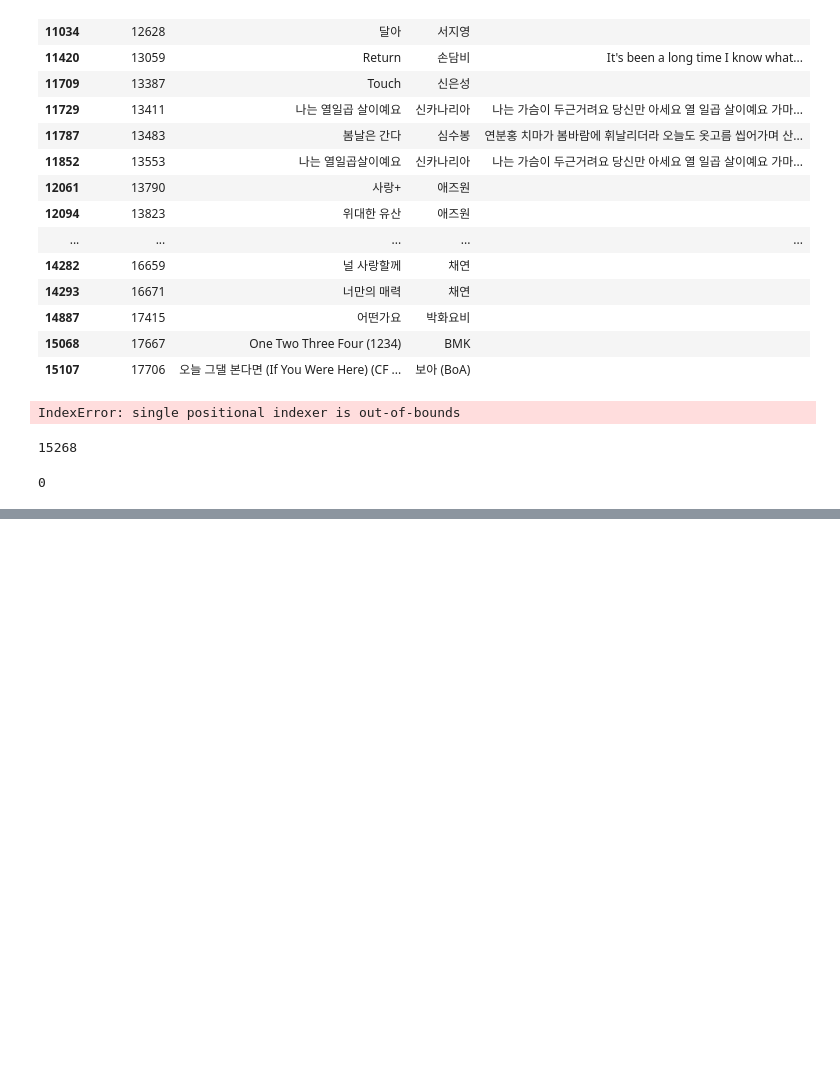
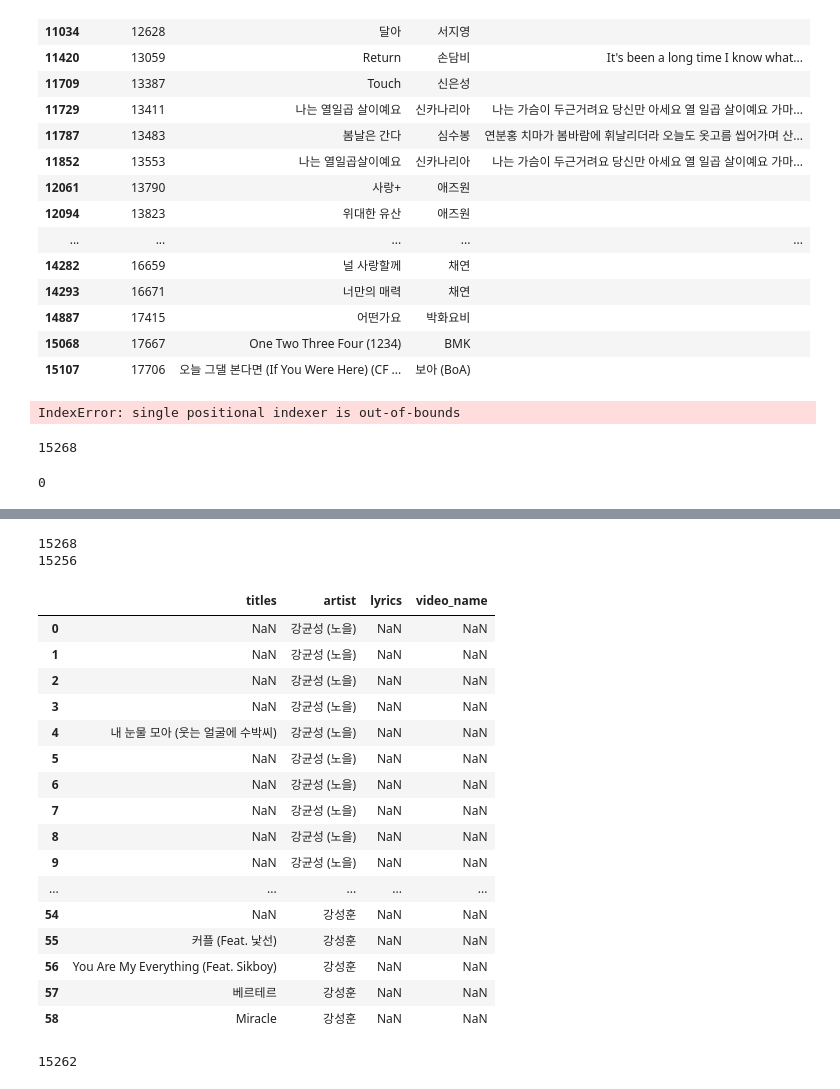
Before and after one commit to Ldoun/DeepSinger, a Jupyter notebook: data_crawling/df_preprocess.ipynb, the cells around one changed output, grey strips where cells are left out. Cells and saved outputs as stored; diff of their text form; code cells hidden in the pictures; blank space fills up the shorter version.

Commit message:
progress update

```diff
--- a/data_crawling/df_preprocess.ipynb
+++ b/data_crawling/df_preprocess.ipynb
@@ -169,0 +172,6 @@ lyrics_result_drop.to_csv('lyrics_result_drop.csv')
+# %%
+import pandas as pd
+data = pd.read_csv('G:/내 드라이브/data/svs/f_result.csv')
+# %%
+data = data.drop('Unnamed: 0.1',axis = 1)
+data = data.drop('Unnamed: 0',axis = 1)
@@ -169,0 +196,3 @@ lyrics_result_drop.to_csv('lyrics_result_drop.csv')
+# %%
+data2 = pd.read_csv('G:/내 드라이브/data/svs/progress.csv')
+data2.head()
@@ -169,0 +206,31 @@ lyrics_result_drop.to_csv('lyrics_result_drop.csv')
+# %%
+print(len(data))
+print(len(data2))
+# %% [output]
+15268
+15256
+# %%
+corrected_data = data[data[['titles','artist']].isin(data2[['titles','artist']])]
+corrected_data.head(59)
+# %% [output]
+|  | titles | artist | lyrics | video_name |
+| 0 | NaN | 강균성 (노을) | NaN | NaN |
+| 1 | NaN | 강균성 (노을) | NaN | NaN |
+| 2 | NaN | 강균성 (노을) | NaN | NaN |
+| 3 | NaN | 강균성 (노을) | NaN | NaN |
+| 4 | 내 눈물 모아 (웃는 얼굴에 수박씨) | 강균성 (노을) | NaN | NaN |
+| 5 | NaN | 강균성 (노을) | NaN | NaN |
+| 6 | NaN | 강균성 (노을) | NaN | NaN |
+| 7 | NaN | 강균성 (노을) | NaN | NaN |
+| 8 | NaN | 강균성 (노을) | NaN | NaN |
+| 9 | NaN | 강균성 (노을) | NaN | NaN |
+| ... | ... | ... | ... | ... |
+| 54 | NaN | 강성훈 | NaN | NaN |
+| 55 | 커플 (Feat. 낯선) | 강성훈 | NaN | NaN |
+| 56 | You Are My Everything (Feat. Sikboy) | 강성훈 | NaN | NaN |
+| 57 | 베르테르 | 강성훈 | NaN | NaN |
+| 58 | Miracle | 강성훈 | NaN | NaN |
+# %%
+len(corrected_data)
+# %% [output]
+15262
```
Also changed, not shown: parts of 6 cells of this notebook, 3 other files.
